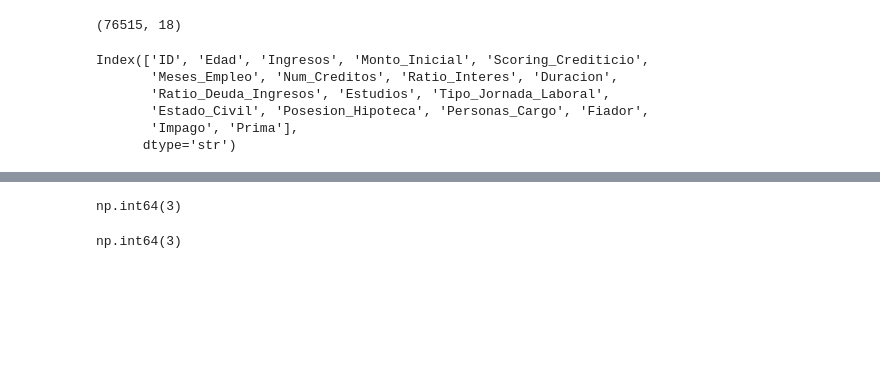
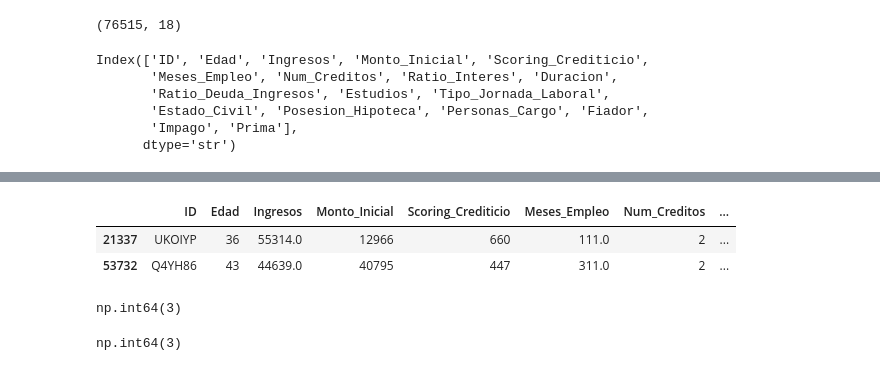
Before and after one commit to nereaaloria-ctrl/RETO-5-Verde-Claro, a Jupyter notebook: tratamiento de datos.ipynb, the cells around one changed output, grey strips where cells are left out. Drawn from its saved outputs; the diff is of its cells as text; code cells hidden in the pictures; blank space fills up the shorter version.

```diff
--- a/tratamiento de datos.ipynb
+++ b/tratamiento de datos.ipynb
@@ -102,3 +109,10 @@ np.int64(0)
+# %%
+null = filtrado[filtrado.isna().any(axis=1)]
+null
+# %% [output]
+|  | ID | Edad | Ingresos | Monto_Inicial | Scoring_Crediticio | Meses_Empleo | Num_Creditos | ... |
+| 21337 | UKOIYP | 36 | 55314.0 | 12966 | 660 | 111.0 | 2 | ... |
+| 53732 | Q4YH86 | 43 | 44639.0 | 40795 | 447 | 311.0 | 2 | ... |
 # %%
 filtrado = filtrado.dropna(axis=0, how='any')
 # %%
```
Also changed, not shown: parts of 16 cells of this notebook.
